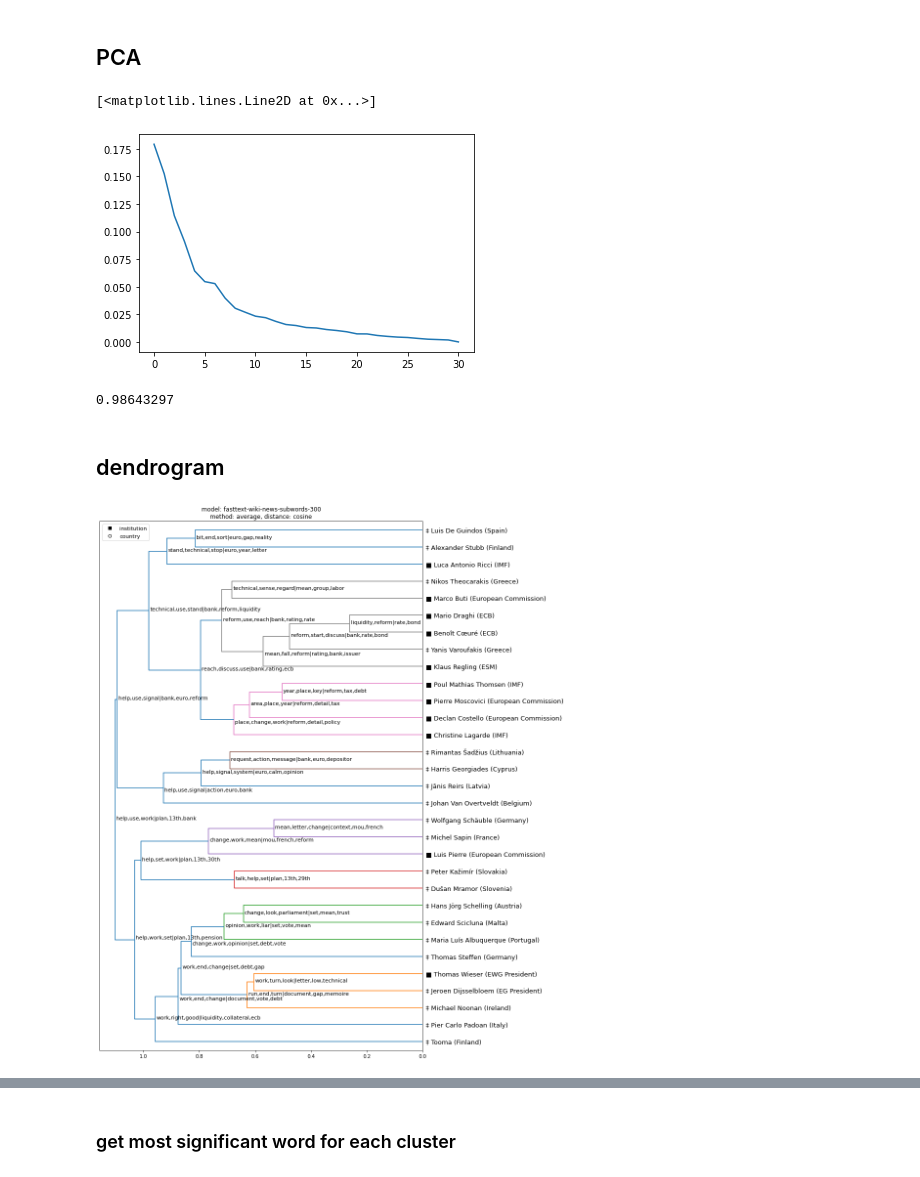
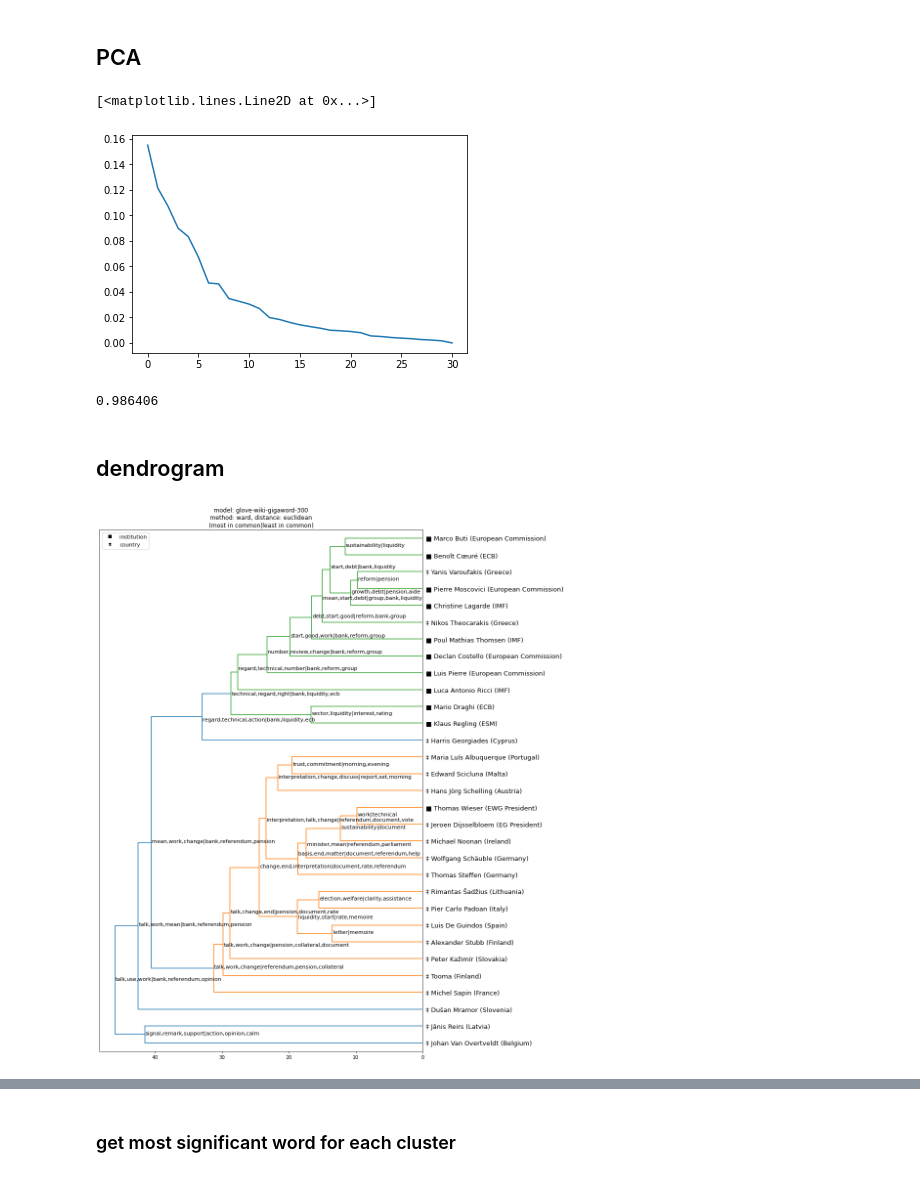
Before and after one commit to ariansajina/master-thesis, a Jupyter notebook: notebooks/word_embeddings-speakers.ipynb, the cells around one changed output, grey strips where cells are left out. Saved outputs shown, nothing was run; the diff lists cells and outputs as text; code cells hidden in the pictures.

Commit message:
add dendrogram figures

```diff
--- a/notebooks/word_embeddings-speakers.ipynb
+++ b/notebooks/word_embeddings-speakers.ipynb
@@ -472,8 +473,8 @@ import time
 t = time.time()
 
 #model_name = "word2vec-google-news-300"
-#model_name = "glove-wiki-gigaword-300"
-model_name = "fasttext-wiki-news-subwords-300"
+model_name = "glove-wiki-gigaword-300"
+#model_name = "fasttext-wiki-news-subwords-300"
 #model_name = "glove-twitter-200"
 
 # download the model and return as object ready for use
@@ -624,24 +625,19 @@ X_reduced = pca.fit_transform(X)
 plt.plot(pca.explained_variance_ratio_)
 # %% [output]
 [<matplotlib.lines.Line2D at 0x...>]
-[figure, old version]
+[figure, new version]
 # %%
 np.sum(pca.explained_variance_ratio_[:25])
 # %% [output]
-0.98643297
+0.986406
 # %% [markdown]
 ## dendrogram
-# %%
-# can set significant words by hand (pairs of max|min)
-significant_words = [
-    ('', ''),
-]
 # %%
 # agglomerative clustering
 from scipy.cluster import hierarchy
 
-#linkage_method, metric = 'ward', 'euclidean'
-linkage_method, metric = 'average', 'cosine'
+linkage_method, metric = 'ward', 'euclidean'
+#linkage_method, metric = 'average', 'cosine'
 
 #Z = hierarchy.linkage(X, method='single', metric='cosine' or euclidean)
 Z = hierarchy.linkage(X_reduced, method=linkage_method, metric=metric)
@@ -660,36 +656,35 @@ labels = pd.Series(dvecs.keys()).apply(lambda s:
 # plot
 fig, ax = plt.subplots(figsize=(13.5,16))
 
 # dendrogram
 dn = hierarchy.dendrogram(Z,
                           orientation='left',
                           labels=labels,
                           ax=ax,
                          )
 
 # control label font size
 ax.tick_params(axis='y', which='major', labelsize=10)
 
 from matplotlib.lines import Line2D
 legend_elements = [
     Line2D([0], [0], marker='s', label='institution', color='k', linestyle='None'),
-    Line2D([0], [0], marker='o', label='country', color='k', markerfacecolor='w', linestyle='None')
+    Line2D([0], [0], marker='$\u2021$', label='country', color='k', markerfacecolor='w', linestyle='None')
 ]
 ax.legend(handles=legend_elements, loc='upper left', fontsize=11)
 
 ax.tick_params(axis='y', which='major', labelsize=13)
 
 # significant words (max|min)
 # max: word that the cluster has most in common
 # min: word that the cluster has least in common
 for i,(words,loc) in enumerate(zip(significant_words, text_locations)):
+    ax.text(Z[i,2]-0.1, loc*10+5, words, fontsize=11)
 
-    ax.text(Z[i,2]-0.004, loc*10+5, words, fontsize=11)
-
-ax.set_title(f'model: {model_name}\nmethod: {linkage_method}, distance: {metric}')#\n(max|min)')
+ax.set_title(f'model: {model_name}\nmethod: {linkage_method}, distance: {metric}\n(most in common|least in common)')#\n(max|min)')
 fig.tight_layout()
 
 fig.savefig(f'../figures/dendrogram-{model_name}-{linkage_method}-{metric}.png', facecolor='white')
 # %% [output]
-[figure, old version]
+[figure, new version]
 # %%
```
Also changed, not shown: parts of 14 cells of this notebook, 4 other files.
